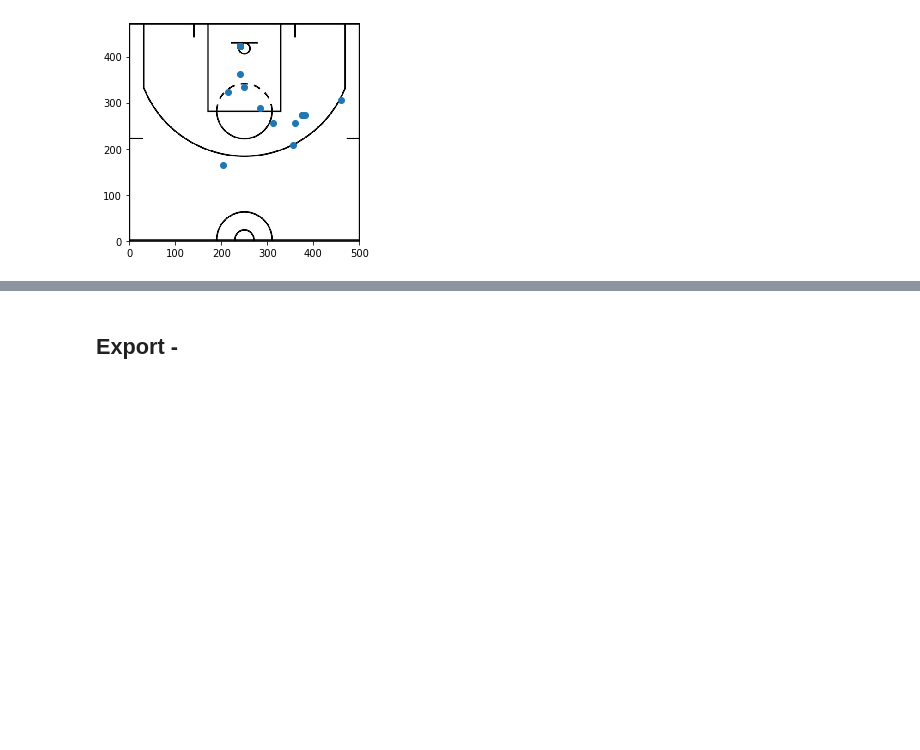
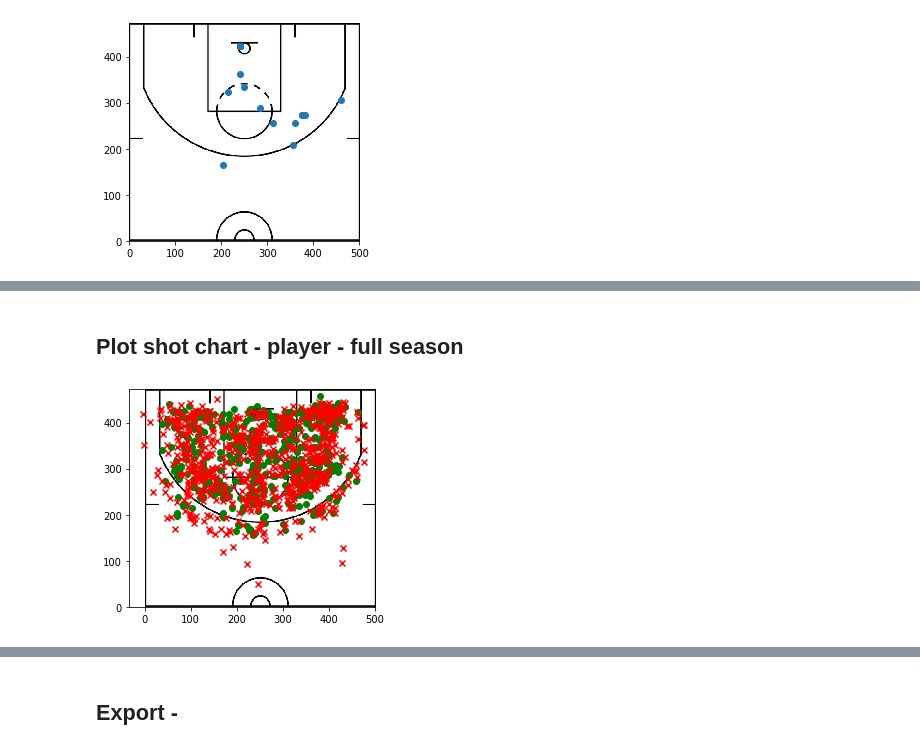
Before and after one commit to theccalderon/shot_chart, a Jupyter notebook: 00_core.ipynb, the cells around one changed output, grey strips where cells are left out. Saved outputs shown, nothing was run; the diff lists cells and outputs as text; code cells hidden in the pictures; blank space fills up the shorter version.

```diff
--- a/00_core.ipynb
+++ b/00_core.ipynb
@@ -260,0 +299,27 @@ plot_loser(shots_2001,"200111250GSW",missed=False)
+# %% [markdown]
+## Plot shot chart - player - full season
+# %%
+#export
+def plot_player_full(df, player, made=True, missed=True):
+    "Plots shot chart of `player` for the full season"
+    img = plt.imread("http://d2p3bygnnzw9w3.cloudfront.net/req/1/images/bbr/nbahalfcourt.png")
+    implot = plt.imshow(img, extent=[0,500,0,472])
+    #find player
+    player_df = df.loc[df['shots_by']==player]
+    if made:
+        mades_df = player_df.loc[player_df['outcome']=='made']
+        ys = mades_df['x'].apply(lambda x: x.split("px")[0]).to_list()
+        ys = [472 - int(x) for x in ys]
+        xs = mades_df['y'].apply(lambda x: int(x.split("px")[0])).to_list()
+        plt.scatter(xs,ys,color="g")
+    if missed:
+        misses_df = player_df.loc[player_df['outcome']=='missed']
+        ys = misses_df['x'].apply(lambda x: x.split("px")[0]).to_list()
+        ys = [472 - int(x) for x in ys]
+        xs = misses_df['y'].apply(lambda x: int(x.split("px")[0])).to_list()
+        plt.scatter(xs,ys,marker="x",color="r")
+    plt.show()
+# %%
+plot_player_full(shots_2001,"Kobe Bryant")
+# %% [output]
+[figure, added]
```
Also changed, not shown: parts of 10 cells of this notebook, 2 other files.
